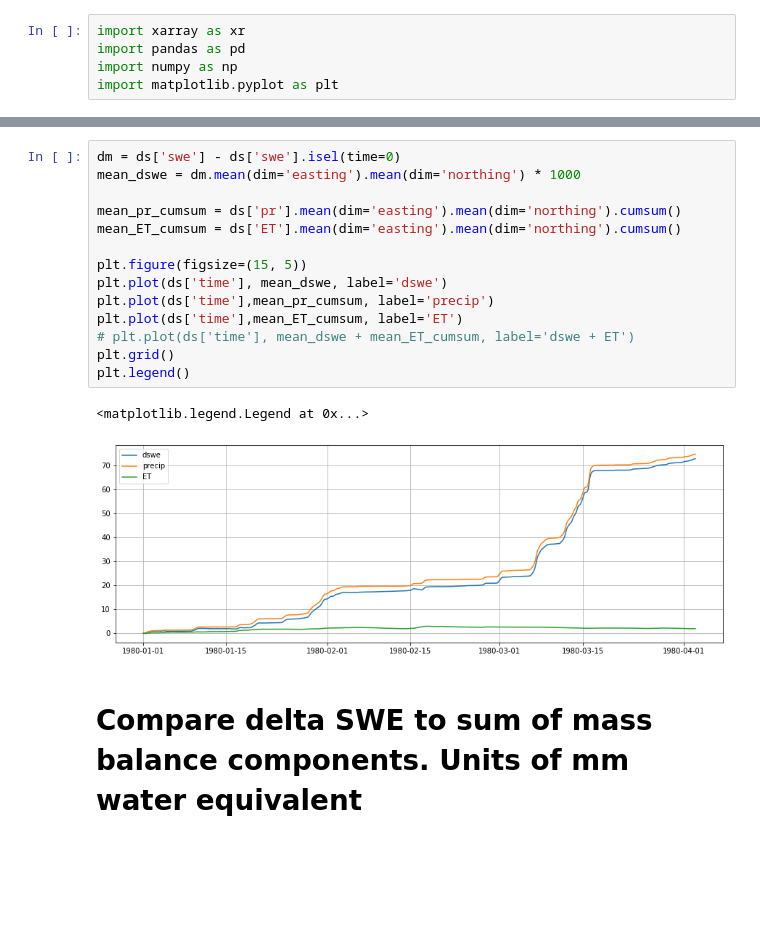
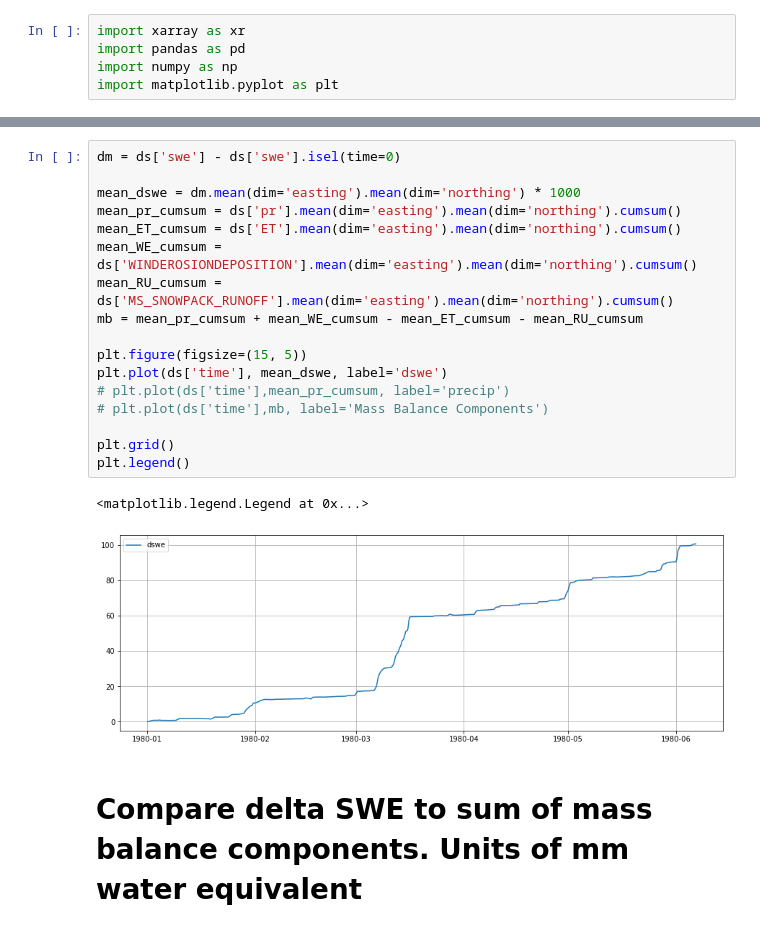
Before and after one commit to EricKeenan/SNOWPACK_WAIS, a Jupyter notebook: analysis/inspect_grid.ipynb, the cells around one changed output, grey strips where cells are left out. Saved outputs shown, nothing was run; the diff lists cells and outputs as text; blank space fills up the shorter version.

```diff
--- a/analysis/inspect_grid.ipynb
+++ b/analysis/inspect_grid.ipynb
@@ -38,20 +39,23 @@ ds[var][0,:,:].plot()
 # %%
 dm = ds['swe'] - ds['swe'].isel(time=0)
+
 mean_dswe = dm.mean(dim='easting').mean(dim='northing') * 1000
-
 mean_pr_cumsum = ds['pr'].mean(dim='easting').mean(dim='northing').cumsum()
 mean_ET_cumsum = ds['ET'].mean(dim='easting').mean(dim='northing').cumsum()
+mean_WE_cumsum = ds['WINDEROSIONDEPOSITION'].mean(dim='easting').mean(dim='northing').cumsum()
+mean_RU_cumsum = ds['MS_SNOWPACK_RUNOFF'].mean(dim='easting').mean(dim='northing').cumsum()
+mb = mean_pr_cumsum + mean_WE_cumsum - mean_ET_cumsum - mean_RU_cumsum
 
 plt.figure(figsize=(15, 5))
 plt.plot(ds['time'], mean_dswe, label='dswe')
-plt.plot(ds['time'],mean_pr_cumsum, label='precip')
-plt.plot(ds['time'],mean_ET_cumsum, label='ET')
-# plt.plot(ds['time'], mean_dswe + mean_ET_cumsum, label='dswe + ET')
+# plt.plot(ds['time'],mean_pr_cumsum, label='precip')
+# plt.plot(ds['time'],mb, label='Mass Balance Components')
+
 plt.grid()
 plt.legend()
 # %% [output]
 <matplotlib.legend.Legend at 0x...>
-[figure, old version]
+[figure, new version]
 # %% [markdown]
 # Compare delta SWE to sum of mass balance components. Units of mm water equivalent
 # %%
```
Also changed, not shown: parts of 16 cells of this notebook, 8 other files.
